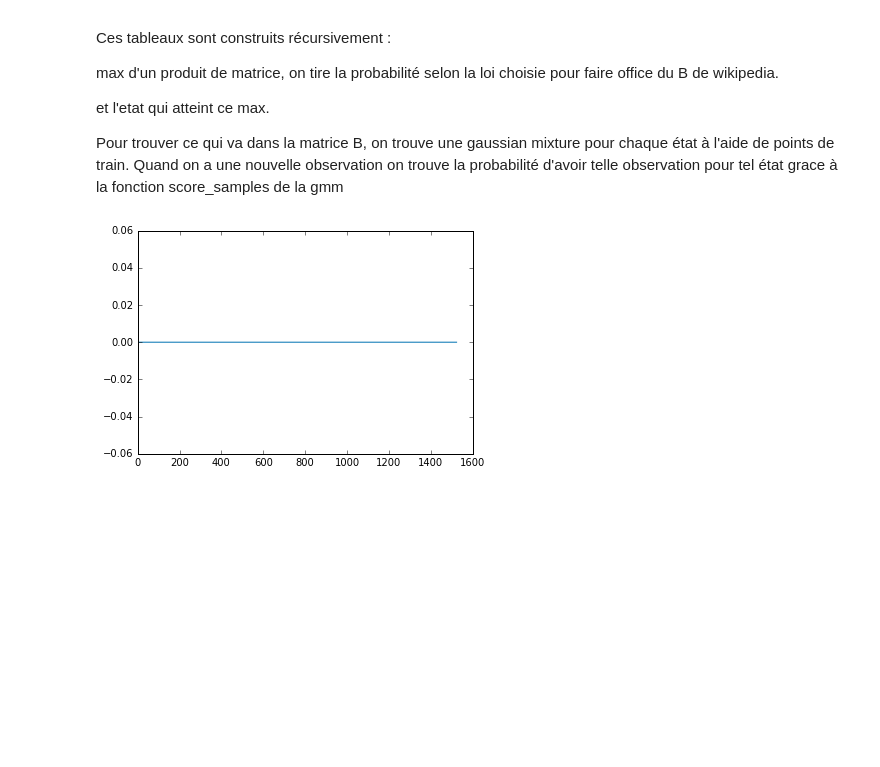
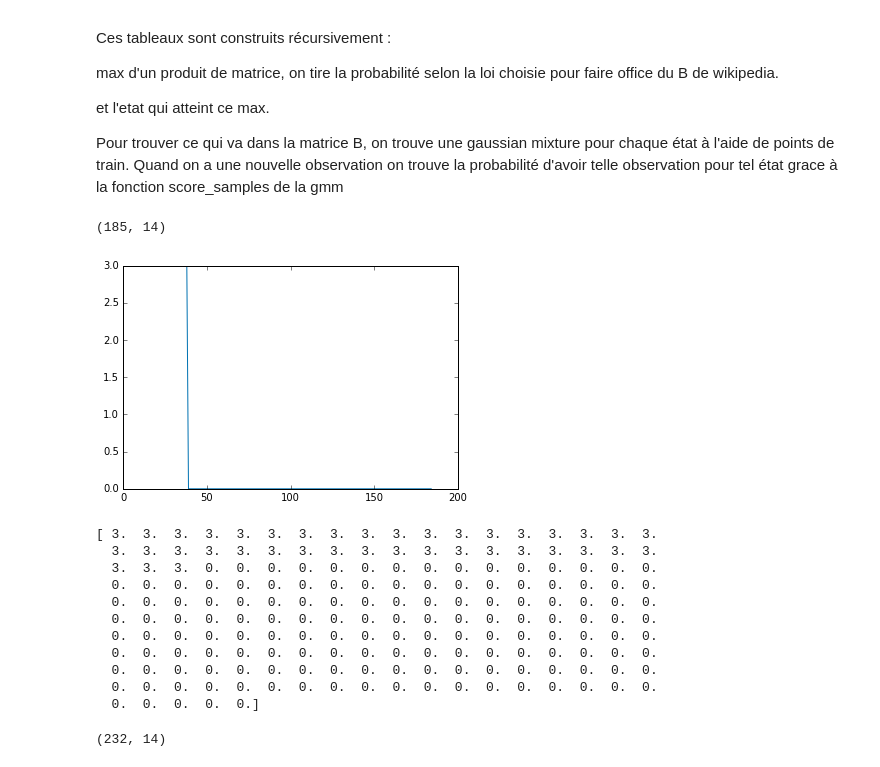
Before and after one commit to Vincent-Robert/Projet-SIGMA, a Jupyter notebook: Script court.ipynb, the cells around one changed output. Saved outputs shown, nothing was run; the diff lists cells and outputs as text; code cells hidden in the pictures; blank space fills up the shorter version.

Commit message:
Working viterbi

```diff
--- a/Script court.ipynb
+++ b/Script court.ipynb
@@ -330,66 +345,66 @@ Quand on a une nouvelle observation on trouve la probabilité d'avoir telle obse
+# %%
+eps = 0.001
+K = len(liste_states)
+prior = np.ones(K)
+prior = prior/np.sum(prior) # stochastique
+test_observation = 'monte2.csv'
+features_observation = create_test(test_observation, window_length, recouvrement, n)
+sh = features_observation.shape
+print(sh)
+lg = sh[0]
+# %% [output]
+(185, 14)
 # %%
-# On doit commencer par construire B
-eps = - 10
-nb_features = train_features.shape[1]
-liste_states = [0,1,2,3,4]
-n_gaussians = 15
-set_features_etats = []
-train_liste = ['assis2.csv', 'debout2.csv', 'marche2.csv', 'monte2.csv', 'descente2.csv']
-for name in train_liste:
-    features = create_test(name, window_length, recouvrement, n) # test car on veut juste les features, pas de labels
-    #features = features[:, 0:1]
-    set_features_etats.append(features)
-
-liste_gmm = []
-for k in liste_states:
-    gmm_tmp = GaussianMixture(n_components=n_gaussians, covariance_type='full')
-    gmm_tmp.fit(set_features_etats[k])
-    liste_gmm.append(gmm_tmp)
-
-K = len(liste_states)
-prior = np.random.rand(K)
-prior = prior/np.sum(prior) # stochastique
-test_observation = 'total1.csv'
-features_observation = create_test(test_observation, window_length, recouvrement, n)
-#features_observation = features_observation[:, 0:1]
 T = features_observation.shape[0]
 T1 = np.zeros((K, T))
 T2 = np.zeros((K, T))
 A = np.array([[0.9, 0.1, 0, 0, 0],
              [0.03, 0.9, 0.05, 0.01, 0.01],
              [0.005, 0.055, 0.9, 0.02, 0.02],
              [0, 0.03, 0.07, 0.9, 0],
              [0, 0.03, 0.07, 0, 0.9]])
 z = np.zeros(T)
 for i in liste_states:
-    tmp = liste_gmm[i].score_samples(features_observation[0])
-    if tmp < eps:
-        tmp = [eps]
-    T1[i, 0] = prior[i] * np.exp(tmp)
-    #print(tmp)
+    tmp = np.log(prior[i]) + liste_gmm[i].score_samples(features_observation[0])
+    T1[i, 0] = tmp
 for i in range(1, T):
     for j in range(K):
-        tmp = liste_gmm[j].score_samples(features_observation[i])
-        if tmp < eps:
-            tmp = [eps]
-        #print(tmp)
-        T1[j, i] = np.exp(tmp) * np.max(T1[:, i - 1] * A[:, j])
-        T2[j, i] = np.argmax(T1[:, i - 1] * A[:, j])
+        new_liste = [np.exp(T1[l, i - 1]) * A[l, j] for l in range(K)]
+        tmp = liste_gmm[j].score_samples(features_observation[i]) + np.log(np.max(new_liste))
+        T1[j, i] = tmp
+        T2[j, i] = np.argmax(new_liste)
 z[T - 1] = np.argmax(T1[:, T - 1])
 for i in range(T - 2, -1, -1):
     z[i] = T2[int(z[i + 1]), i + 1]
-
-#for i in range(1, T):
-#    print(T1[:, i])
-
+#print(T1)
 plt.figure()
 plt.plot(z)
 plt.show()
+print(z)
 # %% [output]
-[figure, old version]
+[figure, new version]
+[ 3.  3.  3.  3.  3.  3.  3.  3.  3.  3.  3.  3.  3.  3.  3.  3.  3.  3.
+  3.  3.  3.  3.  3.  3.  3.  3.  3.  3.  3.  3.  3.  3.  3.  3.  3.  3.
+  3.  3.  3.  0.  0.  0.  0.  0.  0.  0.  0.  0.  0.  0.  0.  0.  0.  0.
+  0.  0.  0.  0.  0.  0.  0.  0.  0.  0.  0.  0.  0.  0.  0.  0.  0.  0.
+  0.  0.  0.  0.  0.  0.  0.  0.  0.  0.  0.  0.  0.  0.  0.  0.  0.  0.
+  0.  0.  0.  0.  0.  0.  0.  0.  0.  0.  0.  0.  0.  0.  0.  0.  0.  0.
+  0.  0.  0.  0.  0.  0.  0.  0.  0.  0.  0.  0.  0.  0.  0.  0.  0.  0.
+  0.  0.  0.  0.  0.  0.  0.  0.  0.  0.  0.  0.  0.  0.  0.  0.  0.  0.
+  0.  0.  0.  0.  0.  0.  0.  0.  0.  0.  0.  0.  0.  0.  0.  0.  0.  0.
+  0.  0.  0.  0.  0.  0.  0.  0.  0.  0.  0.  0.  0.  0.  0.  0.  0.  0.
+  0.  0.  0.  0.  0.]
 # %%
 def gaussian_pdf(mu, sigma, x):
     return(1/(sigma * np.sqrt(2 * np.pi)) * np.exp( - (x - mu)**2 / (2 * sigma**2)))
+# %%
+## On bruite les données pour tester la capacité de généralisation de Viterbi
+N = normal(np.transpose(np.zeros(lg)), eps*np.ones((lg, lg)))
+N = np.array(N)[:, :14]
+features_observation = features_observation + N
+print(features_observation.shape)
+# %% [output]
+(232, 14)
 # %%
 # Avec un dataset jouet
 from numpy.random import normal
```
Also changed, not shown: parts of 5 cells of this notebook.
